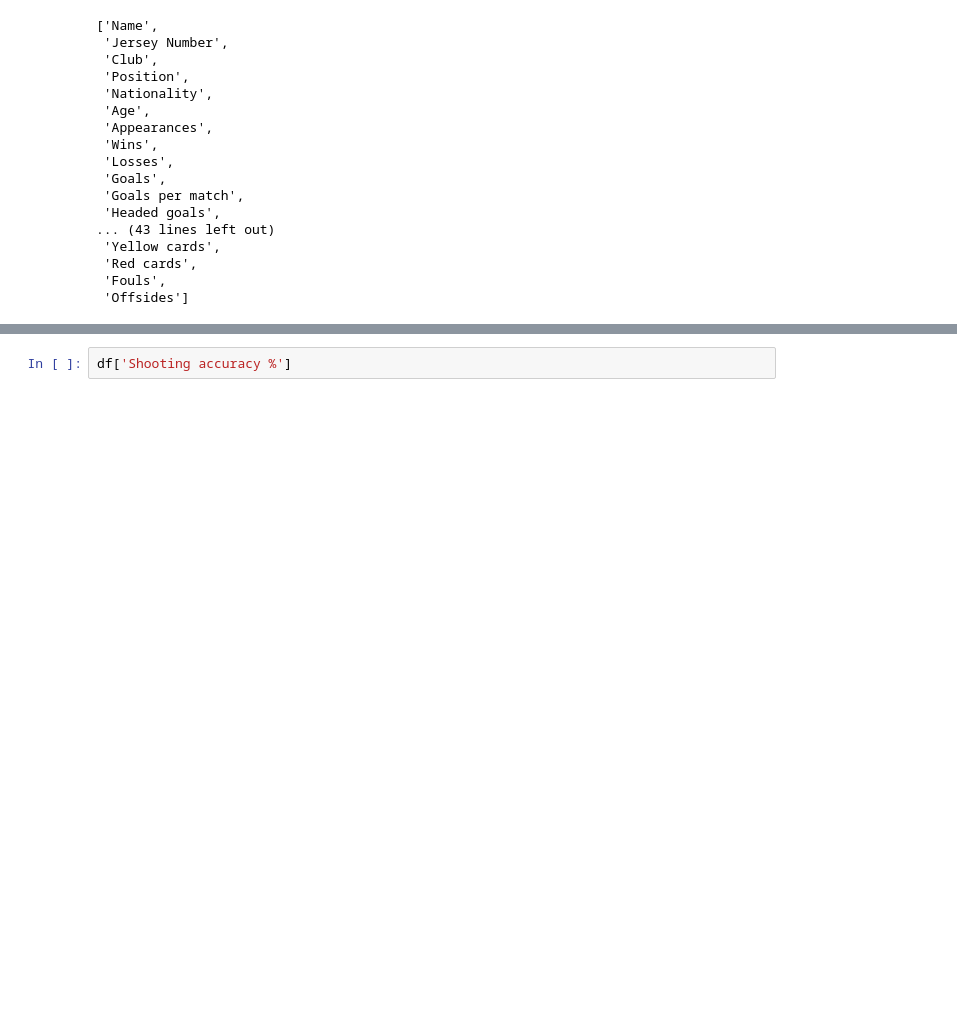
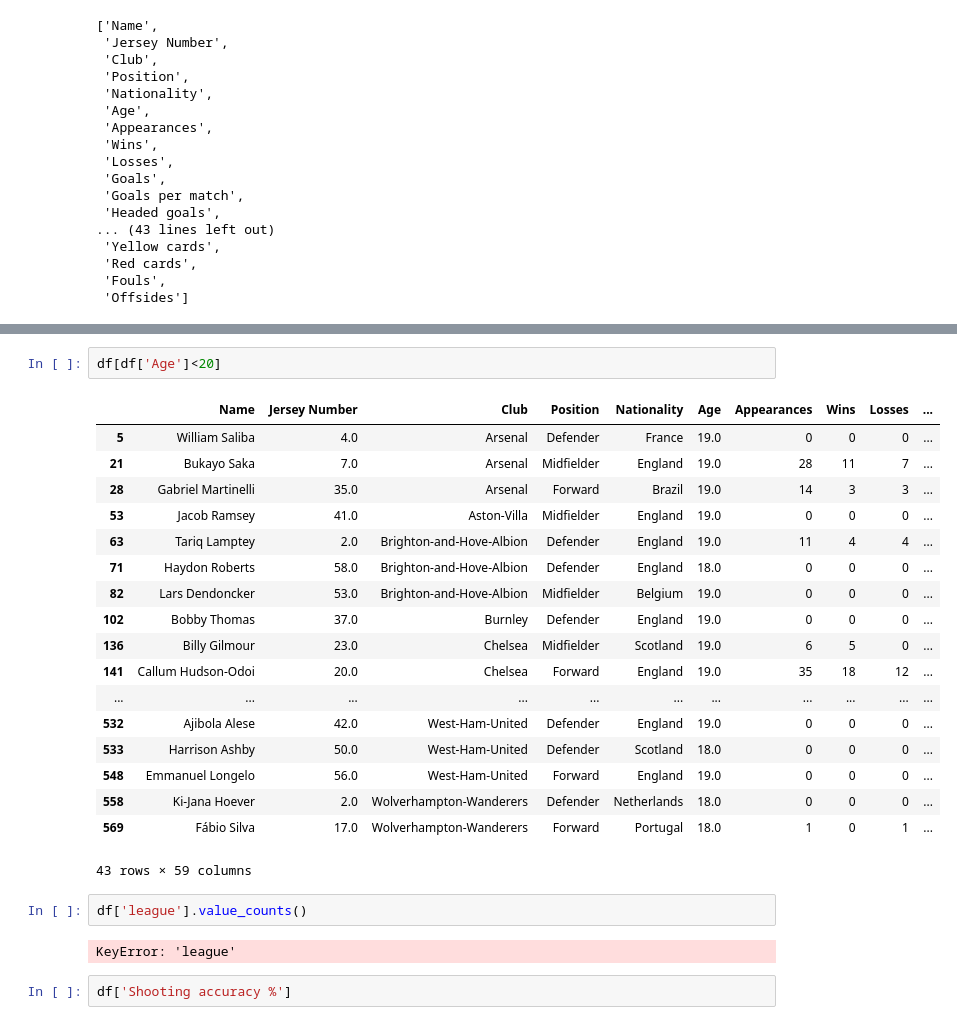
Before and after one commit to Prayush77/EDA_Premier_League_Players, a Jupyter notebook: src/main.ipynb, the cells around one changed output, grey strips where cells are left out. Cells and saved outputs as stored; diff of their text form; blank space fills up the shorter version.

Commit message:
Talents midfield in epl

```diff
--- a/src/main.ipynb
+++ b/src/main.ipynb
@@ -152,3 +194,28 @@ df.columns.tolist()
+# %%
+df[df['Age']<20]
+# %% [output]
+|  | Name | Jersey Number | Club | Position | Nationality | Age | Appearances | Wins | Losses | ... |
+| 5 | William Saliba | 4.0 | Arsenal | Defender | France | 19.0 | 0 | 0 | 0 | ... |
+| 21 | Bukayo Saka | 7.0 | Arsenal | Midfielder | England | 19.0 | 28 | 11 | 7 | ... |
+| 28 | Gabriel Martinelli | 35.0 | Arsenal | Forward | Brazil | 19.0 | 14 | 3 | 3 | ... |
+| 53 | Jacob Ramsey | 41.0 | Aston-Villa | Midfielder | England | 19.0 | 0 | 0 | 0 | ... |
+| 63 | Tariq Lamptey | 2.0 | Brighton-and-Hove-Albion | Defender | England | 19.0 | 11 | 4 | 4 | ... |
+| 71 | Haydon Roberts | 58.0 | Brighton-and-Hove-Albion | Defender | England | 18.0 | 0 | 0 | 0 | ... |
+| 82 | Lars Dendoncker | 53.0 | Brighton-and-Hove-Albion | Midfielder | Belgium | 19.0 | 0 | 0 | 0 | ... |
+| 102 | Bobby Thomas | 37.0 | Burnley | Defender | England | 19.0 | 0 | 0 | 0 | ... |
+| 136 | Billy Gilmour | 23.0 | Chelsea | Midfielder | Scotland | 19.0 | 6 | 5 | 0 | ... |
+| 141 | Callum Hudson-Odoi | 20.0 | Chelsea | Forward | England | 19.0 | 35 | 18 | 12 | ... |
+| ... | ... | ... | ... | ... | ... | ... | ... | ... | ... | ... |
+| 532 | Ajibola Alese | 42.0 | West-Ham-United | Defender | England | 19.0 | 0 | 0 | 0 | ... |
+| 533 | Harrison Ashby | 50.0 | West-Ham-United | Defender | Scotland | 18.0 | 0 | 0 | 0 | ... |
+| 548 | Emmanuel Longelo | 56.0 | West-Ham-United | Forward | England | 19.0 | 0 | 0 | 0 | ... |
+| 558 | Ki-Jana Hoever | 2.0 | Wolverhampton-Wanderers | Defender | Netherlands | 18.0 | 0 | 0 | 0 | ... |
+| 569 | Fábio Silva | 17.0 | Wolverhampton-Wanderers | Forward | Portugal | 18.0 | 1 | 0 | 1 | ... |
+43 rows × 59 columns
+# %%
+df['league'].value_counts()
+# %% [output]
+KeyError: 'league'
 # %%
 df['Shooting accuracy %']
 # %% [output]
```
Also changed, not shown: parts of 5 cells of this notebook.
